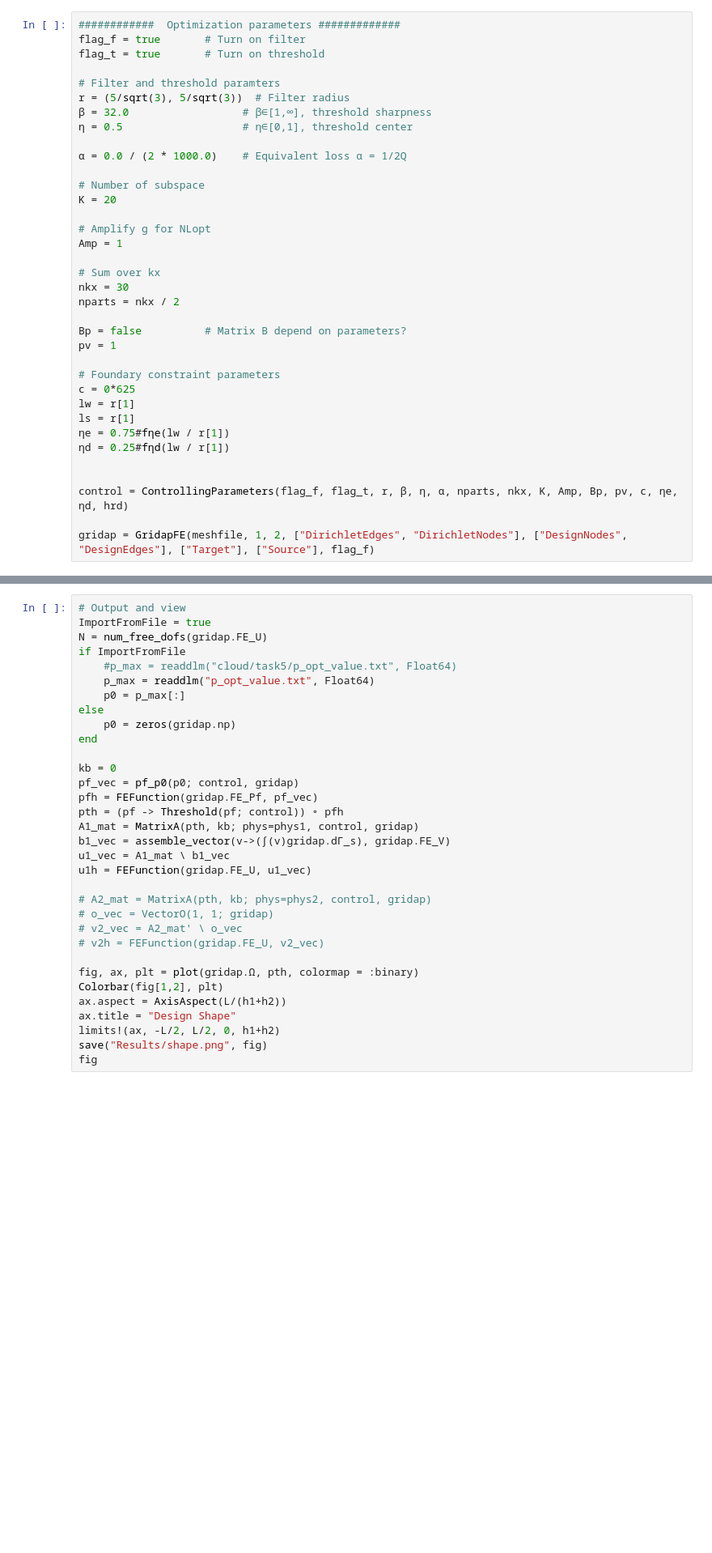
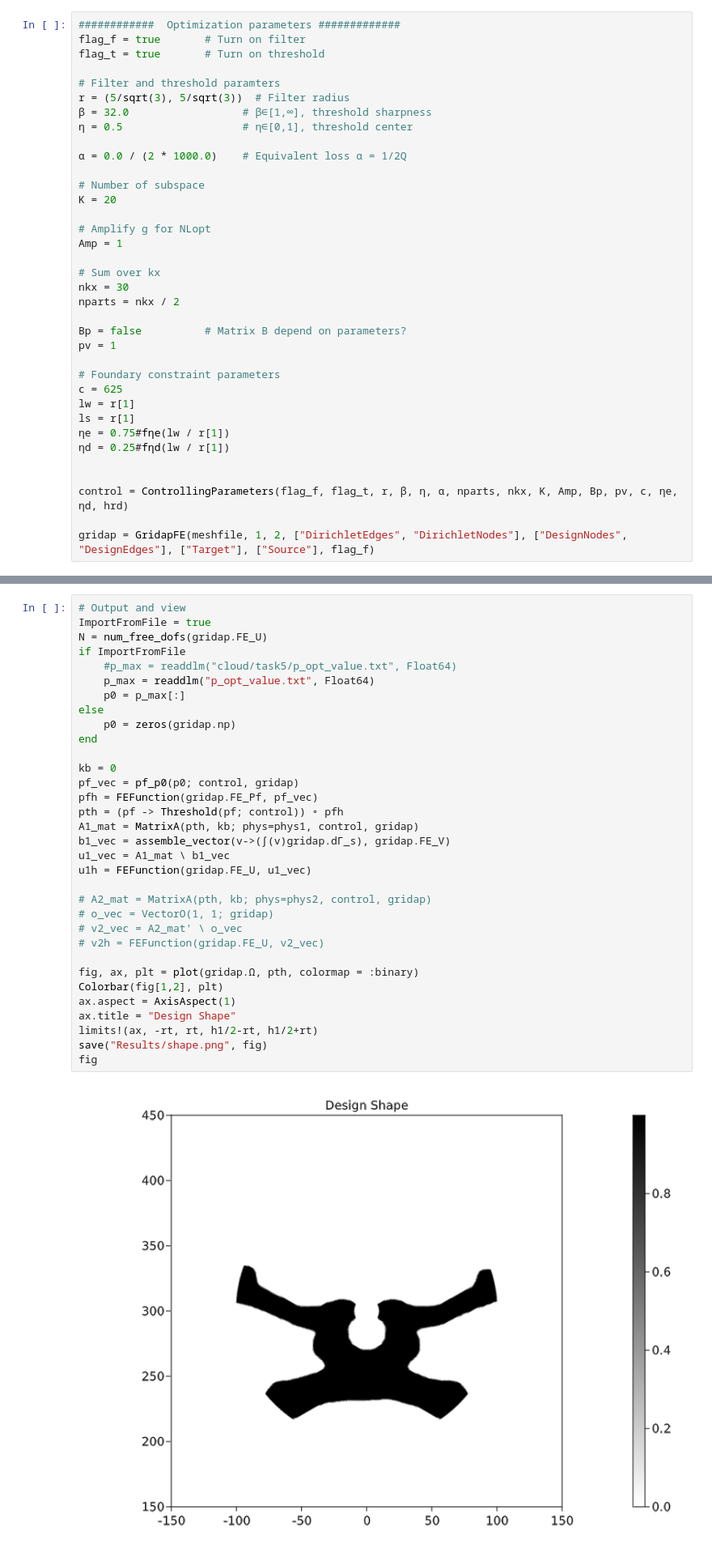
Before and after one commit to WenjieYao/RamanInFluid, a Jupyter notebook: Main_validate_single.ipynb, the cells around one changed output, grey strips where cells are left out. Shown: that part at 81% size. Drawn from its saved outputs; the diff is of its cells as text; blank space fills up the shorter version.

```diff
--- a/Main_validate_single.ipynb
+++ b/Main_validate_single.ipynb
@@ -65,7 +91,7 @@ Bp = false          # Matrix B depend on parameters?
 pv = 1
 
 # Foundary constraint parameters
-c = 0*625
+c = 625
 lw = r[1]
 ls = r[1]
 ηe = 0.75#fηe(lw / r[1])
@@ -212,33 +264,35 @@ end
 # Output and view
 ImportFromFile = true
 N = num_free_dofs(gridap.FE_U)
 if ImportFromFile
     #p_max = readdlm("cloud/task5/p_opt_value.txt", Float64)
     p_max = readdlm("p_opt_value.txt", Float64)
     p0 = p_max[:]
 else
     p0 = zeros(gridap.np)
 end
 
 kb = 0
 pf_vec = pf_p0(p0; control, gridap)
 pfh = FEFunction(gridap.FE_Pf, pf_vec)
 pth = (pf -> Threshold(pf; control)) ∘ pfh
 A1_mat = MatrixA(pth, kb; phys=phys1, control, gridap)
 b1_vec = assemble_vector(v->(∫(v)gridap.dΓ_s), gridap.FE_V)
 u1_vec = A1_mat \ b1_vec
 u1h = FEFunction(gridap.FE_U, u1_vec)
 
 # A2_mat = MatrixA(pth, kb; phys=phys2, control, gridap)
 # o_vec = VectorO(1, 1; gridap)
 # v2_vec = A2_mat' \ o_vec
 # v2h = FEFunction(gridap.FE_U, v2_vec)
 
 fig, ax, plt = plot(gridap.Ω, pth, colormap = :binary)
 Colorbar(fig[1,2], plt)
-ax.aspect = AxisAspect(L/(h1+h2))
+ax.aspect = AxisAspect(1)
 ax.title = "Design Shape"
-limits!(ax, -L/2, L/2, 0, h1+h2)
+limits!(ax, -rt, rt, h1/2-rt, h1/2+rt)
 save("Results/shape.png", fig)
 fig
+# %% [output]
+[figure, added]
 # %%
```
Also changed, not shown: parts of 12 cells of this notebook, 18 other files.
